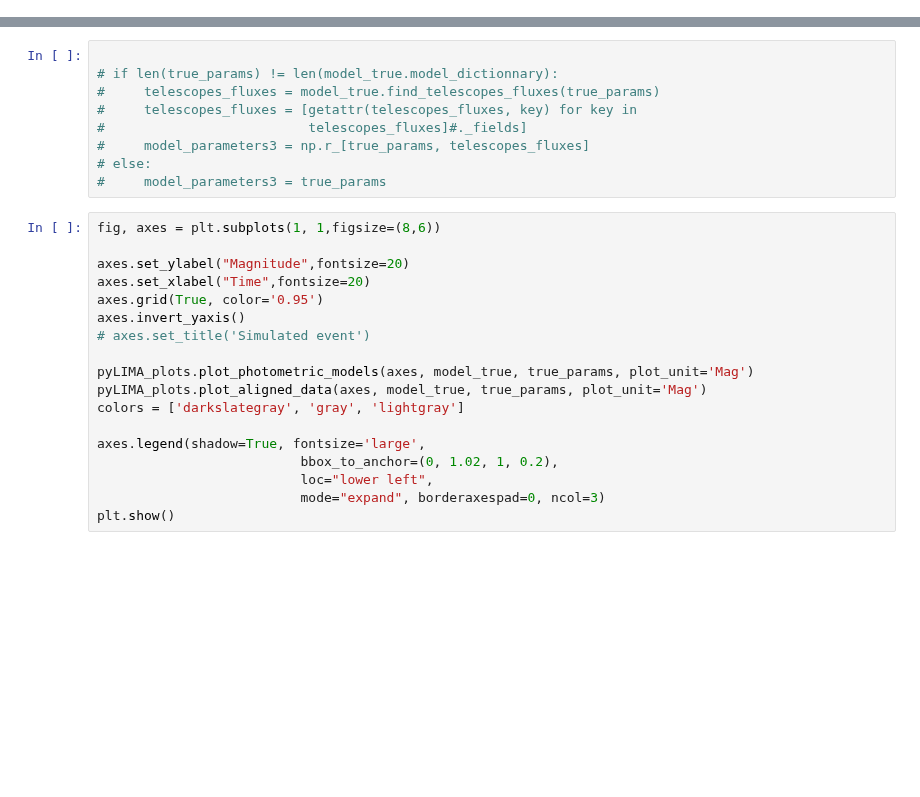
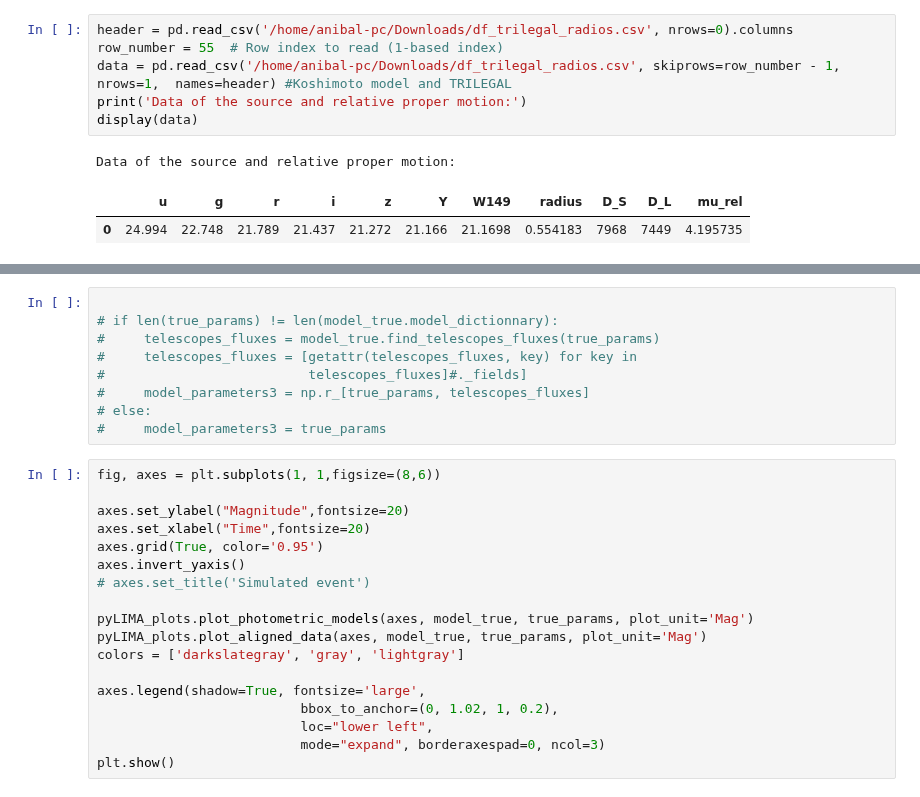
Before and after one commit to anibal-art/roman_rubin, a Jupyter notebook: notebooks/Orbital_motion.ipynb, the cells around one changed output, grey strips where cells are left out. Drawn from its saved outputs; the diff is of its cells as text; blank space fills up the shorter version.

```diff
--- a/notebooks/Orbital_motion.ipynb
+++ b/notebooks/Orbital_motion.ipynb
@@ -338,0 +183,10 @@ Sampled velocities: γ1 = 597.5976, γ2 = 1324.4514, γ3 = -442.5948
+# %%
+header = pd.read_csv('/home/anibal-pc/Downloads/df_trilegal_radios.csv', nrows=0).columns
+row_number = 55  # Row index to read (1-based index)
+data = pd.read_csv('/home/anibal-pc/Downloads/df_trilegal_radios.csv', skiprows=row_number - 1, nrows=1,  names=header) #Koshimoto model and TRILEGAL
+print('Data of the source and relative proper motion:')
+display(data)
+# %% [output]
+Data of the source and relative proper motion:
+|  | u | g | r | i | z | Y | W149 | radius | D_S | D_L | mu_rel |
+| 0 | 24.994 | 22.748 | 21.789 | 21.437 | 21.272 | 21.166 | 21.1698 | 0.554183 | 7968 | 7449 | 4.195735 |
```
Also changed, not shown: parts of 19 cells of this notebook, 1 other file.
